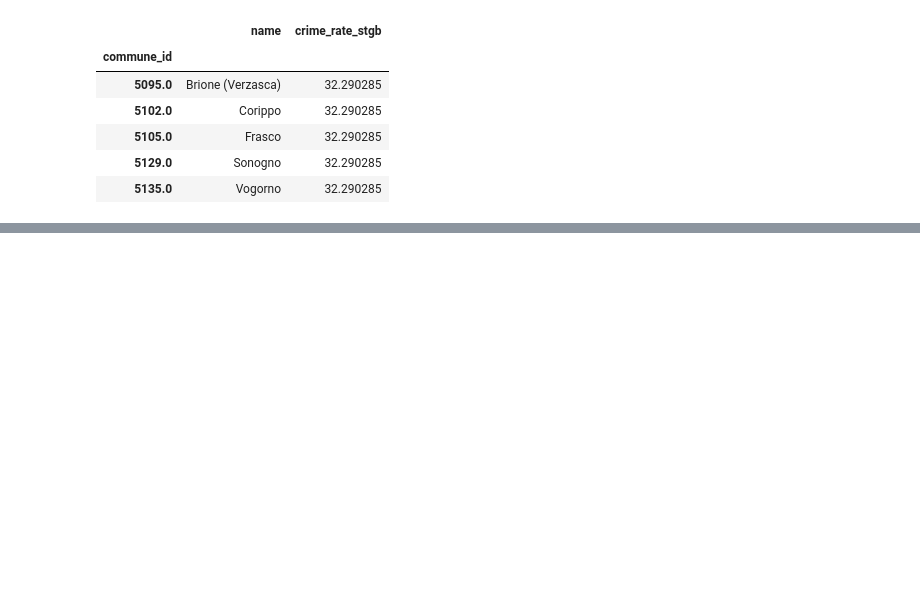
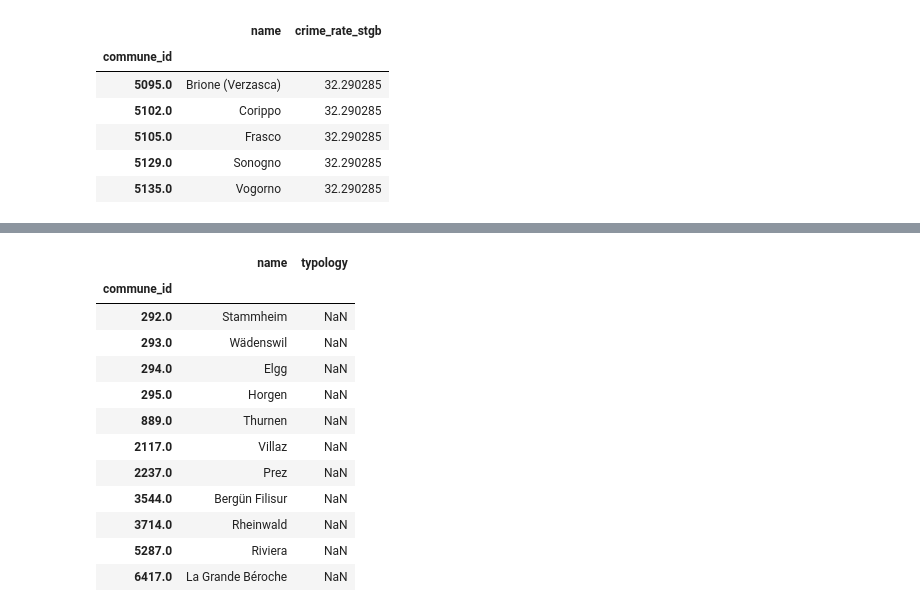
Before and after one commit to jschrein/epfl-exts-adsml-capstone-proposal, a Jupyter notebook: Read Data Files.ipynb, the cells around one changed output, grey strips where cells are left out. Cells and saved outputs as stored; diff of their text form; code cells hidden in the pictures; blank space fills up the shorter version.

Commit message:
Finished notebook "Read Data Files". Save result to all_data.csv.

```diff
--- a/Read Data Files.ipynb
+++ b/Read Data Files.ipynb
@@ -509,0 +514,5 @@ df.loc[idx_na, ["name", "crime_rate_stgb"]]
+# %%
+df_typo = pd.read_excel(os.path.join("data", "source", "20593_131.xlsx"), header=4, skipfooter=11)
+new_cols = ['commune_id', 'name', "typology_str"]
+df_typo.columns = new_cols
+df_typo.set_index("commune_id", inplace=True)
@@ -509,0 +527,4 @@ df.loc[idx_na, ["name", "crime_rate_stgb"]]
+# %%
+df_typo["typology"] = df_typo["typology_str"].str.extract(".*\\((\\d\\d)\\)")
+df_typo.drop(columns="typology_str", inplace=True)
+df_typo.head(3)
@@ -509,0 +547,3 @@ df.loc[idx_na, ["name", "crime_rate_stgb"]]
+# %%
+df = df.join(df_typo["typology"], how="left", rsuffix="_")
+df.head(3)
@@ -509,0 +557,17 @@ df.loc[idx_na, ["name", "crime_rate_stgb"]]
+# %%
+idx = df["typology"].isna()
+df.loc[idx, ["name", "typology"]]
+# %% [output]
+|  | name | typology |
+| commune_id |  |  |
+| 292.0 | Stammheim | NaN |
+| 293.0 | Wädenswil | NaN |
+| 294.0 | Elgg | NaN |
+| 295.0 | Horgen | NaN |
+| 889.0 | Thurnen | NaN |
+| 2117.0 | Villaz | NaN |
+| 2237.0 | Prez | NaN |
+| 3544.0 | Bergün Filisur | NaN |
+| 3714.0 | Rheinwald | NaN |
+| 5287.0 | Riviera | NaN |
+| 6417.0 | La Grande Béroche | NaN |
```
Also changed, not shown: parts of 25 cells of this notebook, 2 other files.
